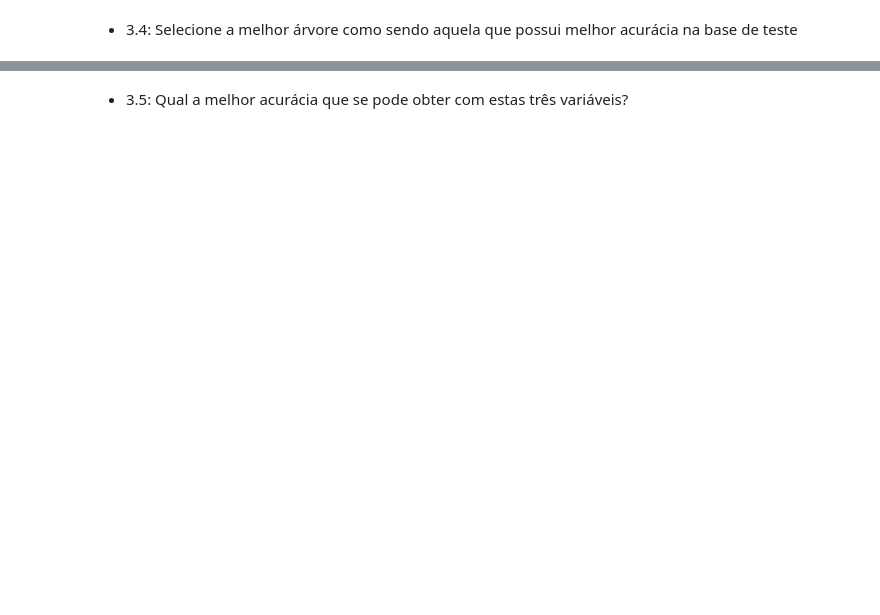
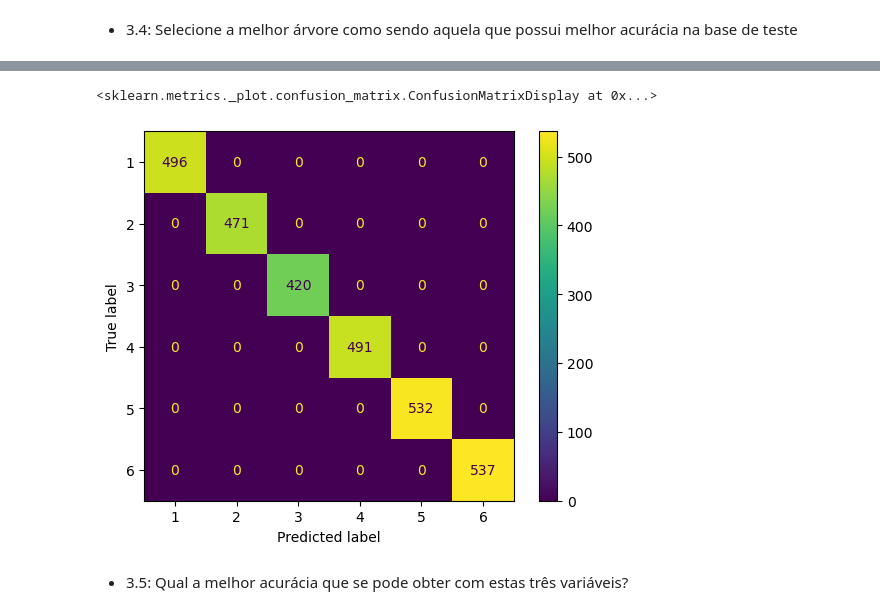
Before and after one commit to math-feldberg/Mod17Ex01, a Jupyter notebook: original.ipynb, the cells around one changed output, grey strips where cells are left out. Saved outputs shown, nothing was run; the diff lists cells and outputs as text; code cells hidden in the pictures; blank space fills up the shorter version.

```diff
--- a/original.ipynb
+++ b/original.ipynb
@@ -227,0 +245,4 @@ array([0.00000000e+00, 6.96674540e-06, 1.12766571e-05, 2.02554065e-05,
+# %%
+%%time
+ccp_alphas = np.unique(ccp_alphas[ccp_alphas>=0])
+ccp_alphas
@@ -311,0 +399,7 @@ DecisionTreeClassifier(ccp_alpha=0.0002243382705821922, random_state=2360873)
+# %%
+%%time
+acuracia_teste = melhor_arvore.score(X_test, y_test)
+
+print(f'Acurácia: {acuracia_teste*100:.2f}')
+plot_confusion_matrix(melhor_arvore, X_test, y_test);
+# %% [output]
@@ -312,3 +408,5 @@ DecisionTreeClassifier(ccp_alpha=0.0002243382705821922, random_state=2360873)
+<sklearn.metrics._plot.confusion_matrix.ConfusionMatrixDisplay at 0x...>
+[figure, added]
 # %% [markdown]
 - 3.5: Qual a melhor acurácia que se pode obter com estas três variáveis?
 # %%
```
Also changed, not shown: parts of 24 cells of this notebook.
